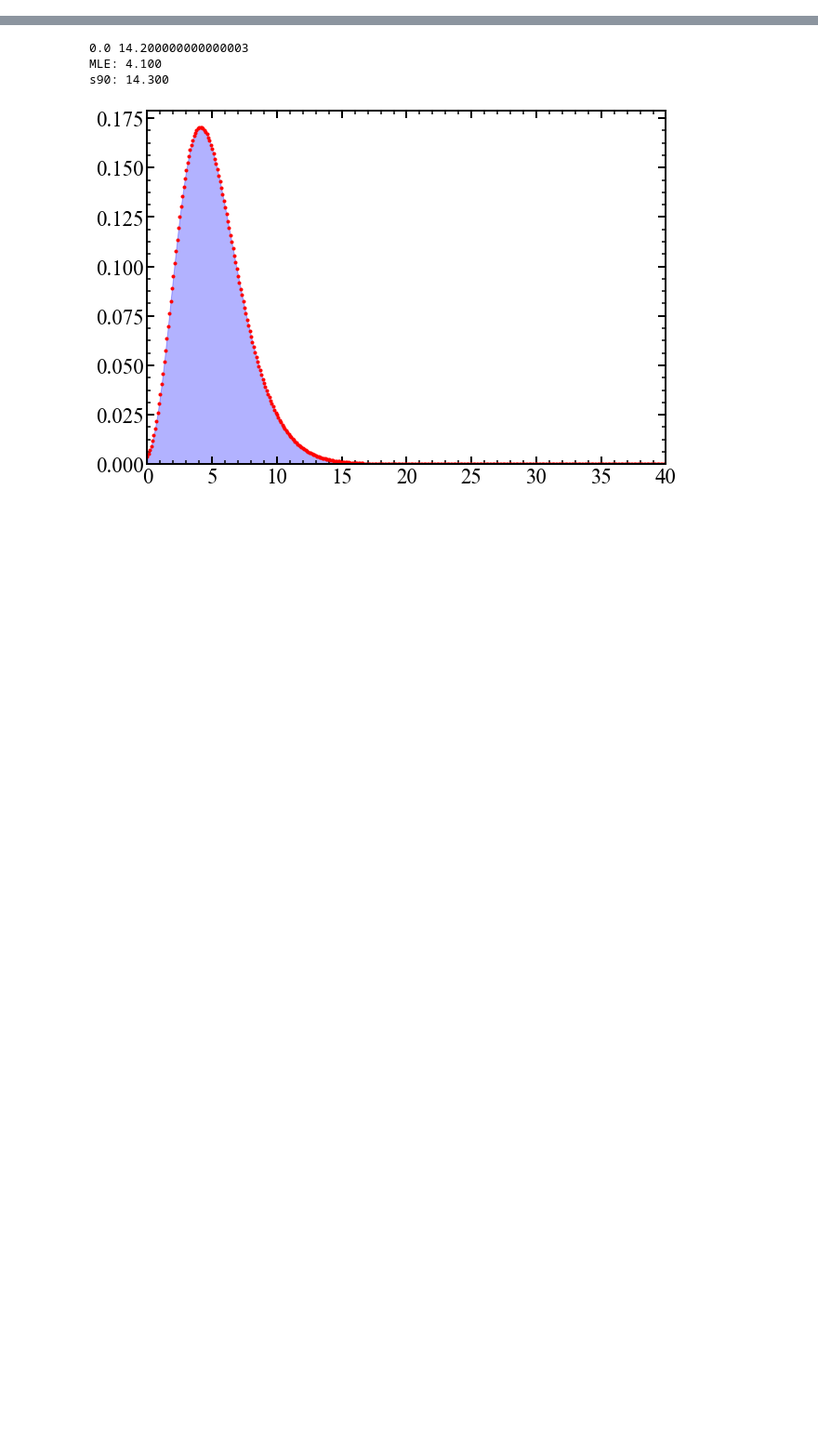
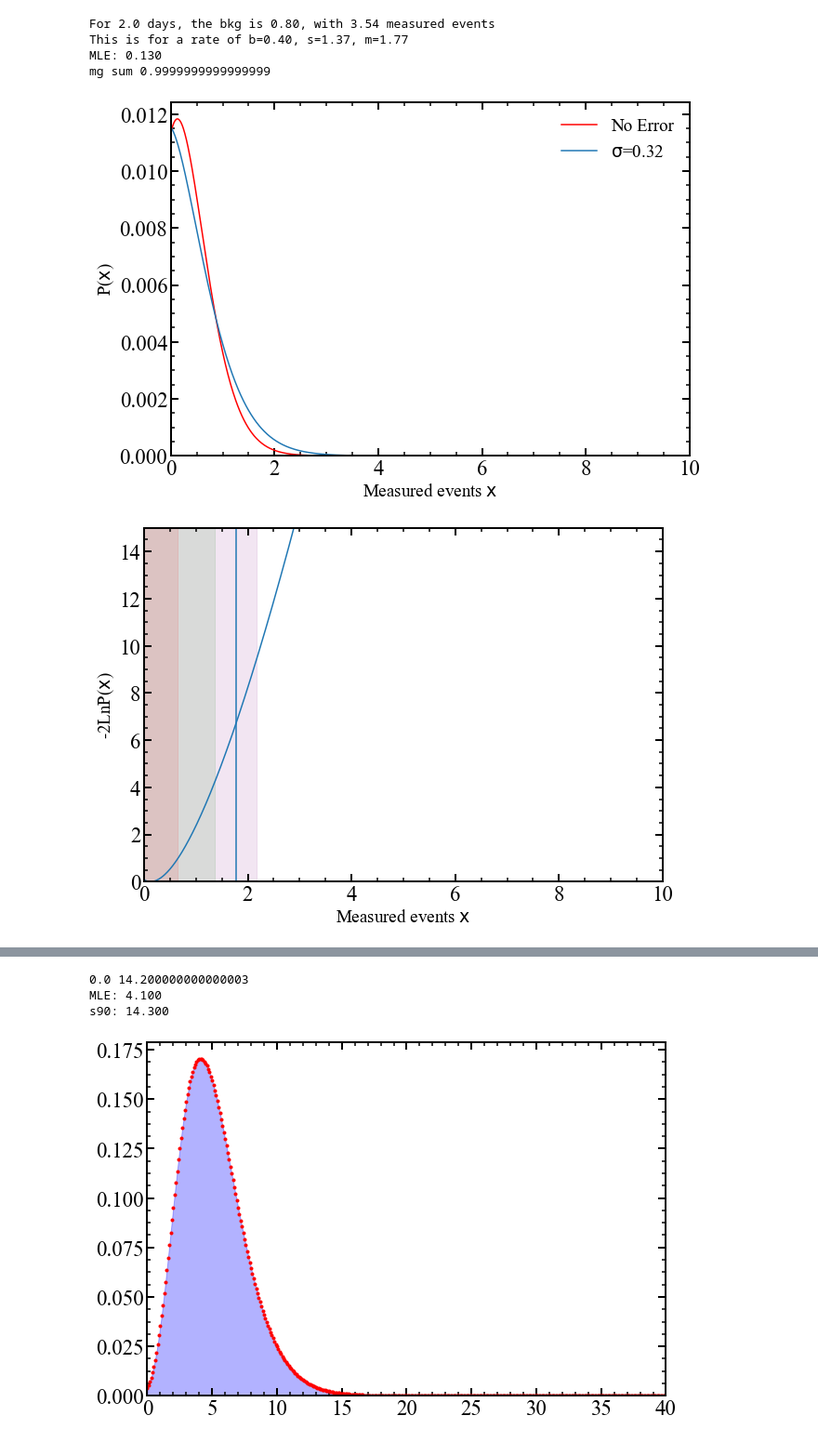
Before and after one commit to MorganAskins/TTD_Watchman, a Jupyter notebook: PoissonLikelihood.ipynb, the cells around one changed output, grey strips where cells are left out. Shown at 93% size. Saved outputs shown, nothing was run; the diff lists cells and outputs as text; code cells hidden in the pictures; blank space fills up the shorter version.

```diff
--- a/PoissonLikelihood.ipynb
+++ b/PoissonLikelihood.ipynb
@@ -0,0 +349,14 @@
+# %%
+b = (2.8)/7
+s = (4.8+4.8)/7
+lt = 2 #days
+days = np.linspace(0,40,41)
+
+poisson_plot(s, b, livetime=lt, days=days)
+# %% [output]
+For 2.0 days, the bkg is 0.80, with 3.54 measured events
+This is for a rate of b=0.40, s=1.37, m=1.77
+MLE: 0.130
+mg sum 0.9999999999999999
+[figure, added]
+[figure, added]
```
Also changed, not shown: parts of 16 cells of this notebook.
